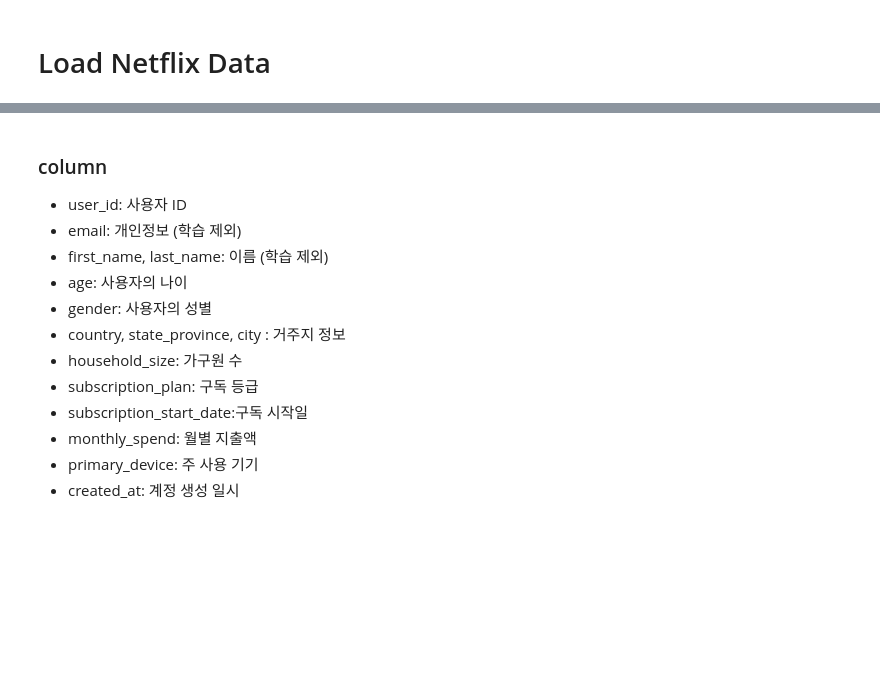
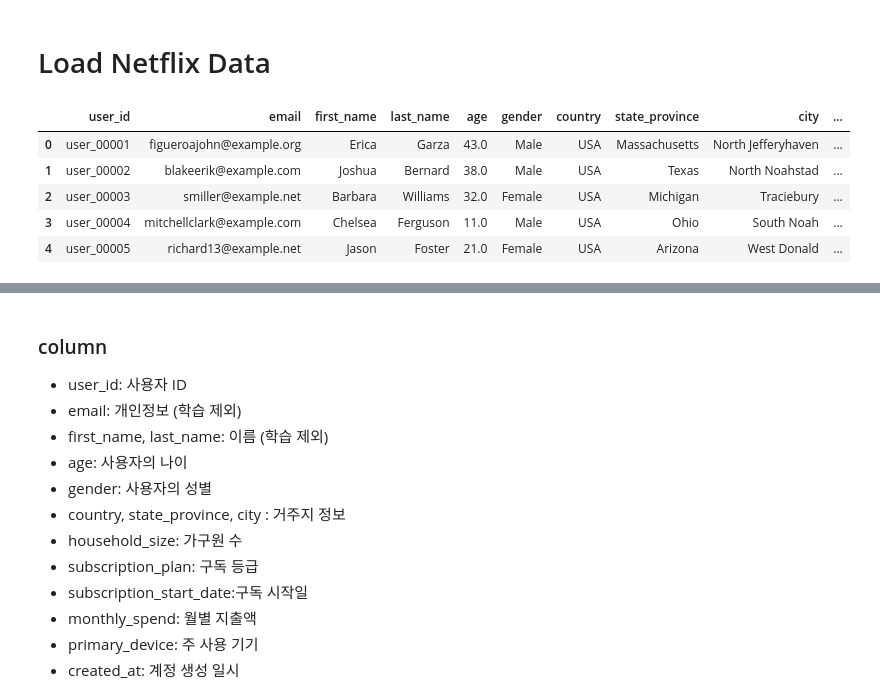
Before and after one commit to SKNETWORKS-FAMILY-AICAMP/SKN27-2nd-2TEAM, a Jupyter notebook: models/Netflix_ML/JAEKANG/Netflix_base_model.ipynb, the cells around one changed output, grey strips where cells are left out. Cells and saved outputs as stored; diff of their text form; code cells hidden in the pictures; blank space fills up the shorter version.

```diff
--- a/models/Netflix_ML/JAEKANG/Netflix_base_model.ipynb
+++ b/models/Netflix_ML/JAEKANG/Netflix_base_model.ipynb
@@ -40,7 +40,7 @@ from sklearn.model_selection import train_test_split
 # 1. 경로 및 파일 설정 (Args 클래스)
 class Args:
     def __init__(self):
-        self.default_path = '/content/drive/MyDrive/project/data/'
+        self.default_path = 'C:/dev/project/SKN27-2nd-2TEAM/models/data/'
 
         # 넷플릭스 원본 데이터
         self.users_csv = self.default_path + 'users.csv'
@@ -75,3 +75,60 @@ Netflix_users = Netflix_users.drop(columns=['is_active'])
 # 데이터 분석을 위한 변수들
 args.random_state = 21
 args.results = []
+# %%
+# -------------------------------------------------
+# recommendation_click_rate 만들기
+# 기준 테이블: user
+# 원본 로그: rec_logs
+# 중복 제거 없이, recommendation 로그 전체 행 기준으로 계산
+# 결과는 % 형태 정수값 (예: 0.3333 -> 33)
+# -------------------------------------------------
+
+# 1. recommendation 로그에서 필요한 컬럼만 가져오기
+rec_tmp = rec_logs[['user_id', 'recommendation_id', 'was_clicked']].copy()
+
+# 2. 클릭 여부를 0/1로 변환
+rec_tmp['was_clicked_num'] = rec_tmp['was_clicked'].replace({
+    True: 1, False: 0,
+    'True': 1, 'False': 0,
+    'true': 1, 'false': 0,
+    1: 1, 0: 0
+})
+
+# 3. 숫자형으로 변환
+rec_tmp['was_clicked_num'] = pd.to_numeric(rec_tmp['was_clicked_num'], errors='coerce')
+
+# 4. user별 recommendation_click_rate 계산
+df_rec_click_rate = (
+    rec_tmp
+    .groupby('user_id', as_index=False)
+    .agg(recommendation_click_rate=('was_clicked_num', 'mean'))
+)
+
+# 5. 100 곱하고 소수점 제거
+df_rec_click_rate['recommendation_click_rate'] = (
+    df_rec_click_rate['recommendation_click_rate'] * 100
+).astype(int)
+
+# 6. user는 그대로 두고, 새로운 변수 생성
+new_user = user.copy()
+
+# 7. user_id 기준으로 recommendation_click_rate를 맨 오른쪽 컬럼에 추가
+rec_click_rate_map = df_rec_click_rate.set_index('user_id')['recommendation_click_rate']
+
+new_user['recommendation_click_rate'] = (
+    new_user['user_id']
+    .map(rec_click_rate_map)
+    .fillna(0)
+    .astype(int)
+)
+
+# 8. 확인
+new_user.head()
+# %% [output]
+|  | user_id | email | first_name | last_name | age | gender | country | state_province | city | ... |
+| 0 | user_00001 | figueroajohn@example.org | Erica | Garza | 43.0 | Male | USA | Massachusetts | North Jefferyhaven | ... |
+| 1 | user_00002 | blakeerik@example.com | Joshua | Bernard | 38.0 | Male | USA | Texas | North Noahstad | ... |
+| 2 | user_00003 | smiller@example.net | Barbara | Williams | 32.0 | Female | USA | Michigan | Traciebury | ... |
+| 3 | user_00004 | mitchellclark@example.com | Chelsea | Ferguson | 11.0 | Male | USA | Ohio | South Noah | ... |
+| 4 | user_00005 | richard13@example.net | Jason | Foster | 21.0 | Female | USA | Arizona | West Donald | ... |
```
Also changed, not shown: parts of 6 cells of this notebook.
